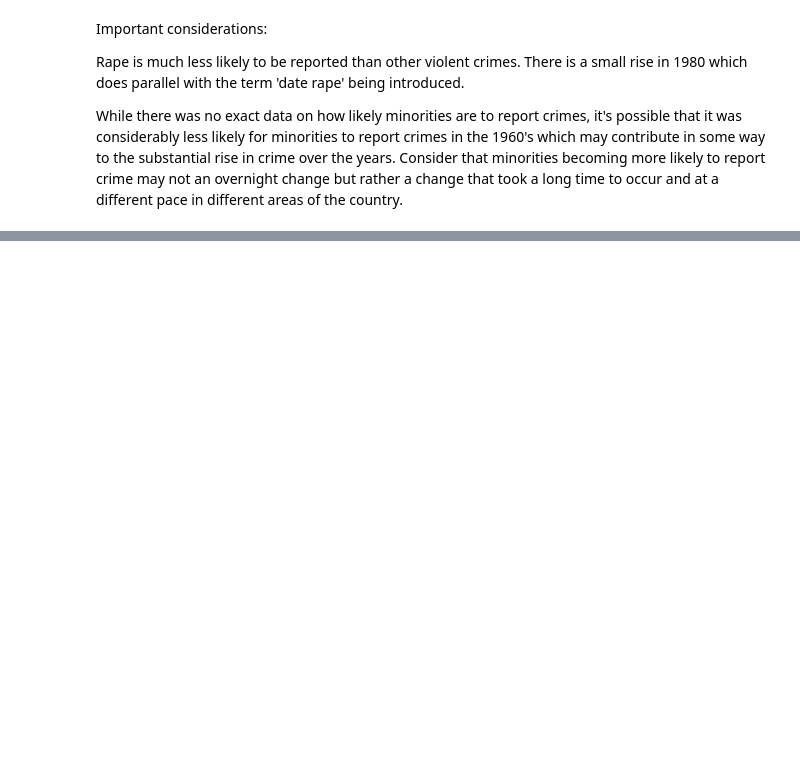
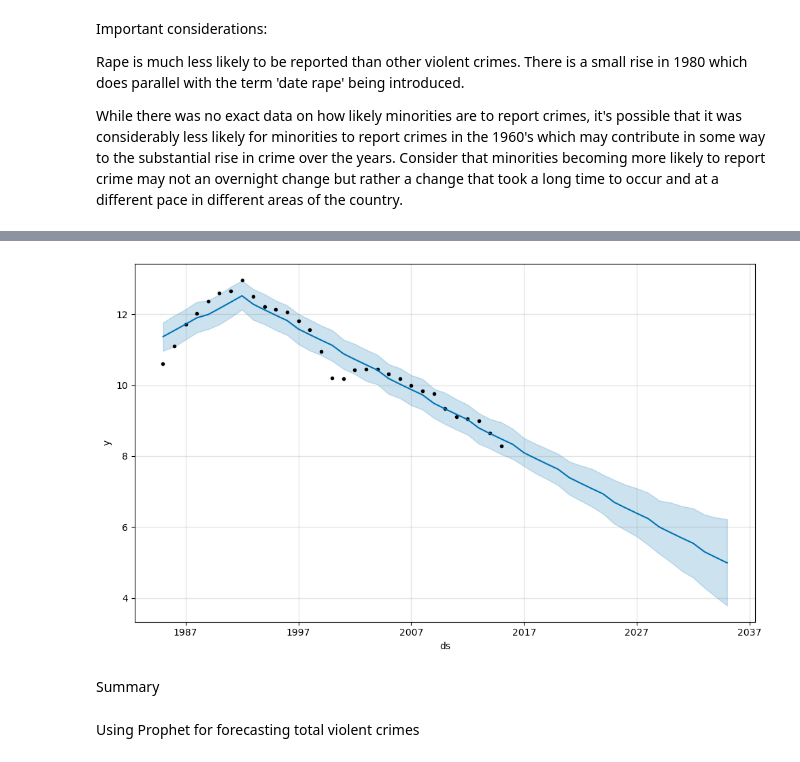
Before and after one commit to kkruel8100/Crime-Analysis, a Jupyter notebook: notebooks/crime_1960_2014.ipynb, the cells around one changed output, grey strips where cells are left out. Saved outputs shown, nothing was run; the diff lists cells and outputs as text; code cells hidden in the pictures; blank space fills up the shorter version.

```diff
--- a/notebooks/crime_1960_2014.ipynb
+++ b/notebooks/crime_1960_2014.ipynb
@@ -261,0 +442,4 @@ While there was no exact data on how likely minorities are to report crimes, it'
+# %%
+# Call the Prophet function, store as an object
+total_nonviolent_trends_30_m = Prophet()
+total_nonviolent_trends_30_m
@@ -261,0 +448,3 @@ While there was no exact data on how likely minorities are to report crimes, it'
+# %%
+# Fit the time-series model.
+total_nonviolent_trends_30_m.fit(total_nonviolent_trends_30)
@@ -261,0 +455,7 @@ While there was no exact data on how likely minorities are to report crimes, it'
+# %%
+# Create a future dataframe to hold predictions
+# Make the prediction go out as far as 20 years
+future_total_nonviolent_trends_30 = total_nonviolent_trends_30_m.make_future_dataframe(periods=20, freq="Y")
+
+# View the last five rows of the future_inflation_trends DataFrame
+future_total_nonviolent_trends_30.tail()
@@ -261,0 +469,7 @@ While there was no exact data on how likely minorities are to report crimes, it'
+# %%
+# Make the predictions for the trend data using the future_inflation_trends DataFrame
+forecast_total_nonviolent_trends_30 = total_nonviolent_trends_30_m.predict(future_total_nonviolent_trends_30)
+
+# Display the head and tail of forecast_inflation_trends DataFrame
+display(forecast_total_nonviolent_trends_30.head())
+display(forecast_total_nonviolent_trends_30.tail())
@@ -261,0 +489,12 @@ While there was no exact data on how likely minorities are to report crimes, it'
+# %%
+# Plot the Prophet predictions for the inflation trends data
+
+# Added ; to prevent 2 plots from displaying
+
+total_nonviolent_trends_30_m.plot(forecast_total_nonviolent_trends_30);
+# %% [output]
+[figure, added]
+# %% [markdown]
+Summary
+# %% [markdown]
+Using Prophet for forecasting total violent crimes
```
Also changed, not shown: parts of 36 cells of this notebook, 3 other files.
